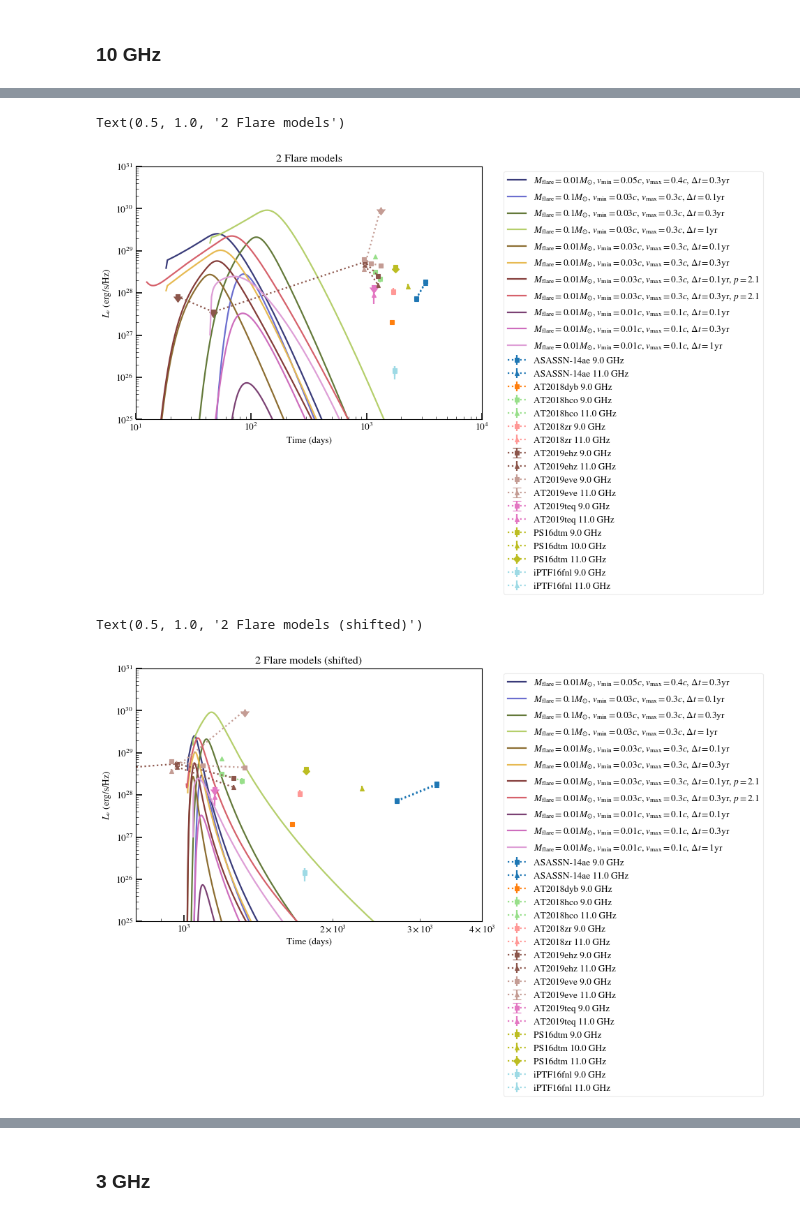
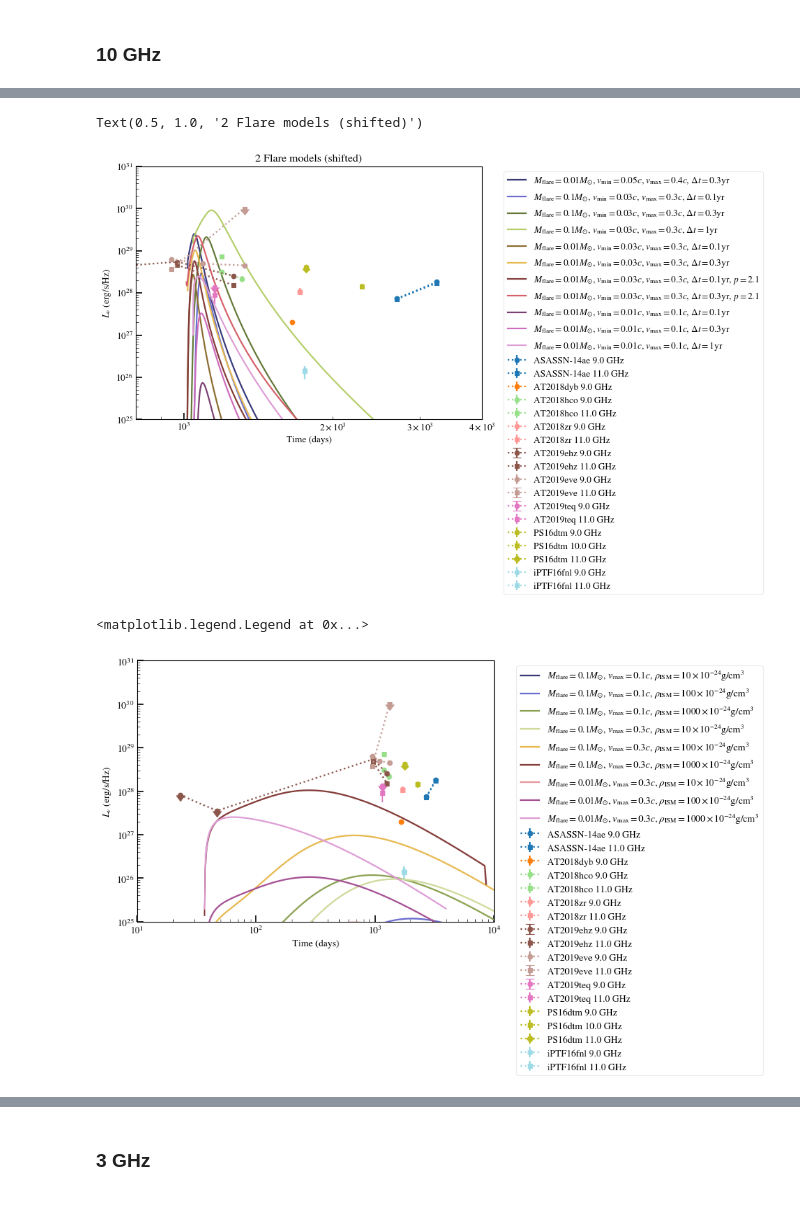
Before and after one commit to samanthacwu/Radio_Forward_Modeling, a Jupyter notebook: compare_to_data.ipynb, the cells around one changed output, grey strips where cells are left out. Drawn from its saved outputs; the diff is of its cells as text; code cells hidden in the pictures.

Commit message:
plotting

```diff
--- a/compare_to_data.ipynb
+++ b/compare_to_data.ipynb
@@ -149,8 +149,8 @@ for j,freq in enumerate(np.unique(dict_events[event_name]['freq (GHz)'])):
             else:
                 uplims_array = np.append(uplims_array,False)
     ax.errorbar(dict_events[event_name]['times (d)'][freq_array], dict_events[event_name]['Lnu (erg/s/Hz)'][freq_array],
-                yerr=dict_events[event_name]['error (erg/s/Hz)'][freq_array], uplims=uplims_array,
-                ms=6, label=event_name+f' {freq} GHz',color=colors[j],linestyle=':',marker='s')
+                yerr=dict_events[event_name]['error (erg/s/Hz)'][freq_array], fmt='o',  uplims=uplims_array,
+                ms=6, label=event_name+f' {freq} GHz',color=colors[j],linestyle=':')
                 # unique=False
 ax.set_xscale('log')
 ax.set_yscale('log')
@@ -892,21 +782,12 @@ colors_array = plt.cm.tab20(np.linspace(0, 1, len(dict_events.keys())))
 for event,color in zip(dict_events.keys(), colors_array):
     # if event != 'ASASSN-14ae':
     #     continue
-
-    # print(len(np.unique(dict_events[event]['freq (GHz)'])))
-    marker_array = ['o','s','^','D','v','<','>','p','h','8']
+    marker_array = ['o','s','D', '*','^','<','>','p','h','8']
     marker_num =0
     for freq in np.unique(dict_events[event]['freq (GHz)']):
-        # print(color,freq)
-#
-        # try:
         if np.abs(freq-15) > 1:
             continue
-        # except:
-        #     print(freq)
-        #     continue
-        # unique = True
-        marker_num+=1
+
         freq_array = np.array([],dtype=int)
         uplims_array = np.array([],dtype=bool)
         for i in range(len(dict_events[event]['freq (GHz)'])):
@@ -921,8 +802,7 @@ for event,color in zip(dict_events.keys(), colors_array):
         ax.errorbar(dict_events[event]['times (d)'][freq_array], dict_events[event]['Lnu (erg/s/Hz)'][freq_array],
                     yerr=dict_events[event]['error (erg/s/Hz)'][freq_array], fmt=marker_array[marker_num], uplims=uplims_array,
                     ms=6, color=color, label=f'{event} {freq} GHz',linestyle=':')
-                # unique=False
-
+        marker_num+=1
 
 
 colors_array = plt.cm.tab20b(np.linspace(0, 1, len(datadir_constism_list)))
@@ -958,21 +895,12 @@ colors_array = plt.cm.tab20(np.linspace(0, 1, len(dict_events.keys())))
 for event,color in zip(dict_events.keys(), colors_array):
     # if event != 'ASASSN-14ae':
     #     continue
-
-    # print(len(np.unique(dict_events[event]['freq (GHz)'])))
-    marker_array = ['o','s','^','D','v','<','>','p','h','8']
+    marker_array = ['o','s','D', '*','^','<','>','p','h','8']
     marker_num =0
     for freq in np.unique(dict_events[event]['freq (GHz)']):
-        # print(color,freq)
-#
-        # try:
         if np.abs(freq-10) > 1:
             continue
-        # except:
-        #     print(freq)
-        #     continue
-        # unique = True
-        marker_num+=1
+
         freq_array = np.array([],dtype=int)
         uplims_array = np.array([],dtype=bool)
         for i in range(len(dict_events[event]['freq (GHz)'])):
@@ -987,7 +915,7 @@ for event,color in zip(dict_events.keys(), colors_array):
         ax.errorbar(dict_events[event]['times (d)'][freq_array], dict_events[event]['Lnu (erg/s/Hz)'][freq_array],
                     yerr=dict_events[event]['error (erg/s/Hz)'][freq_array], fmt=marker_array[marker_num], uplims=uplims_array,
                     ms=6, color=color, label=f'{event} {freq} GHz',linestyle=':')
-                # unique=False
+        marker_num+=1
 
 
 
@@ -1007,19 +935,19 @@ for i,datadir in enumerate(datadir_2flares_list):
     flare1_dict['Lnu_15GHz'] = np.load(datadir+'/flare1/'+'Lnu_15.00GHz_sparse_Te_1.0E+04.npz')
     flare2_dict['Lnu_15GHz'] = np.load(datadir+'/flare2/'+'Lnu_15.00GHz_sparse_Te_1.0E+04.npz')
 
-    ax.plot(flare1_dict['Lnu_10GHz']['times_yr']*365.25,(flare1_dict['Lnu_10GHz']['Lnu_abs_atfreq']+flare2_dict['Lnu_10GHz']['Lnu_abs_atfreq']),color=colors_array[i],label=names_2flares_list[i])
+    ax.plot(flare1_dict['Lnu_10GHz']['times_yr']*365.25 + 1e3,(flare1_dict['Lnu_10GHz']['Lnu_abs_atfreq']+flare2_dict['Lnu_10GHz']['Lnu_abs_atfreq']),color=colors_array[i],label=names_2flares_list[i])
 
 ax.set_xscale('log')
 ax.set_yscale('log')
-ax.set_xlim(10,1e4)
+ax.set_xlim(8e2,4e3)
 ax.set_ylim(1e25,1e31)
 ax.set_xlabel('Time (days)')
 ax.set_ylabel(r'$L_{\nu}$ (erg/s/Hz)')
 plt.legend(bbox_to_anchor=(1.05, 1), loc='upper left')
-plt.title('2 Flare models')
+plt.title('2 Flare models (shifted)')
 # %% [output]
-Text(0.5, 1.0, '2 Flare models')
+Text(0.5, 1.0, '2 Flare models (shifted)')
-[figure, old version]
+[figure, new version]
 # %%
 fig,ax = plt.subplots(figsize=(8, 6))
 colors_array = plt.cm.tab20(np.linspace(0, 1, len(dict_events.keys())))
@@ -1028,19 +956,11 @@ for event,color in zip(dict_events.keys(), colors_array):
     #     continue
 
     # print(len(np.unique(dict_events[event]['freq (GHz)'])))
-    marker_array = ['o','s','^','D','v','<','>','p','h','8']
+    marker_array = ['o','s','D', '*','^','<','>','p','h','8']
     marker_num =0
     for freq in np.unique(dict_events[event]['freq (GHz)']):
-        # print(color,freq)
-#
-        # try:
         if np.abs(freq-10) > 1:
             continue
-        # except:
-        #     print(freq)
-        #     continue
-        # unique = True
-        marker_num+=1
         freq_array = np.array([],dtype=int)
         uplims_array = np.array([],dtype=bool)
         for i in range(len(dict_events[event]['freq (GHz)'])):
@@ -1048,43 +968,37 @@ for event,color in zip(dict_events.keys(), colors_array):
                 # print(i)
                 freq_array = np.append(freq_array,i)
                 if dict_events[event]['error (mJy)'][i] == 0:
                     uplims_array = np.append(uplims_array,True)
                 else:
                     uplims_array = np.append(uplims_array,False)
 
         ax.errorbar(dict_events[event]['times (d)'][freq_array], dict_events[event]['Lnu (erg/s/Hz)'][freq_array],
                     yerr=dict_events[event]['error (erg/s/Hz)'][freq_array], fmt=marker_array[marker_num], uplims=uplims_array,
                     ms=6, color=color, label=f'{event} {freq} GHz',linestyle=':')
-                # unique=False
+        marker_num+=1
 
 
+colors_array = plt.cm.tab20b(np.linspace(0, 1, len(datadir_constism_list)))
 
-colors_array = plt.cm.tab20b(np.linspace(0, 1, len(datadir_2flares_list)))
+for i,datadir in enumerate(datadir_constism_list):
 
-for i,datadir in enumerate(datadir_2flares_list):
-
-    flare1_dict = {}
     flare2_dict = {}
 
-    flare1_dict['Lnu_3GHz'] = np.load(datadir+'/flare1/'+'Lnu_3.00GHz_sparse_Te_1.0E+04.npz')
     flare2_dict['Lnu_3GHz'] = np.load(datadir+'/flare2/'+'Lnu_3.00GHz_sparse_Te_1.0E+04.npz')
 
-    flare1_dict['Lnu_10GHz'] = np.load(datadir+'/flare1/'+'Lnu_10.00GHz_sparse_Te_1.0E+04.npz')
     flare2_dict['Lnu_10GHz'] = np.load(datadir+'/flare2/'+'Lnu_10.00GHz_sparse_Te_1.0E+04.npz')
 
-    flare1_dict['Lnu_15GHz'] = np.load(datadir+'/flare1/'+'Lnu_15.00GHz_sparse_Te_1.0E+04.npz')
     flare2_dict['Lnu_15GHz'] = np.load(datadir+'/flare2/'+'Lnu_15.00GHz_sparse_Te_1.0E+04.npz')
 
-    ax.plot(flare1_dict['Lnu_10GHz']['times_yr']*365.25 + 1e3,(flare1_dict['Lnu_10GHz']['Lnu_abs_atfreq']+flare2_dict['Lnu_10GHz']['Lnu_abs_atfreq']),color=colors_array[i],label=names_2flares_list[i])
+    ax.plot(flare2_dict['Lnu_10GHz']['times_yr']*365.25,(flare2_dict['Lnu_10GHz']['Lnu_abs_atfreq']),color=colors_array[i],label=names_constism_list[i])
 
 ax.set_xscale('log')
 ax.set_yscale('log')
-ax.set_xlim(8e2,4e3)
+ax.set_xlim(10,1e4)
 ax.set_ylim(1e25,1e31)
 ax.set_xlabel('Time (days)')
 ax.set_ylabel(r'$L_{\nu}$ (erg/s/Hz)')
 plt.legend(bbox_to_anchor=(1.05, 1), loc='upper left')
-plt.title('2 Flare models (shifted)')
 # %% [output]
-Text(0.5, 1.0, '2 Flare models (shifted)')
+<matplotlib.legend.Legend at 0x...>
-[figure, old version]
+[figure, new version]
```
Also changed, not shown: parts of 15 cells of this notebook.
